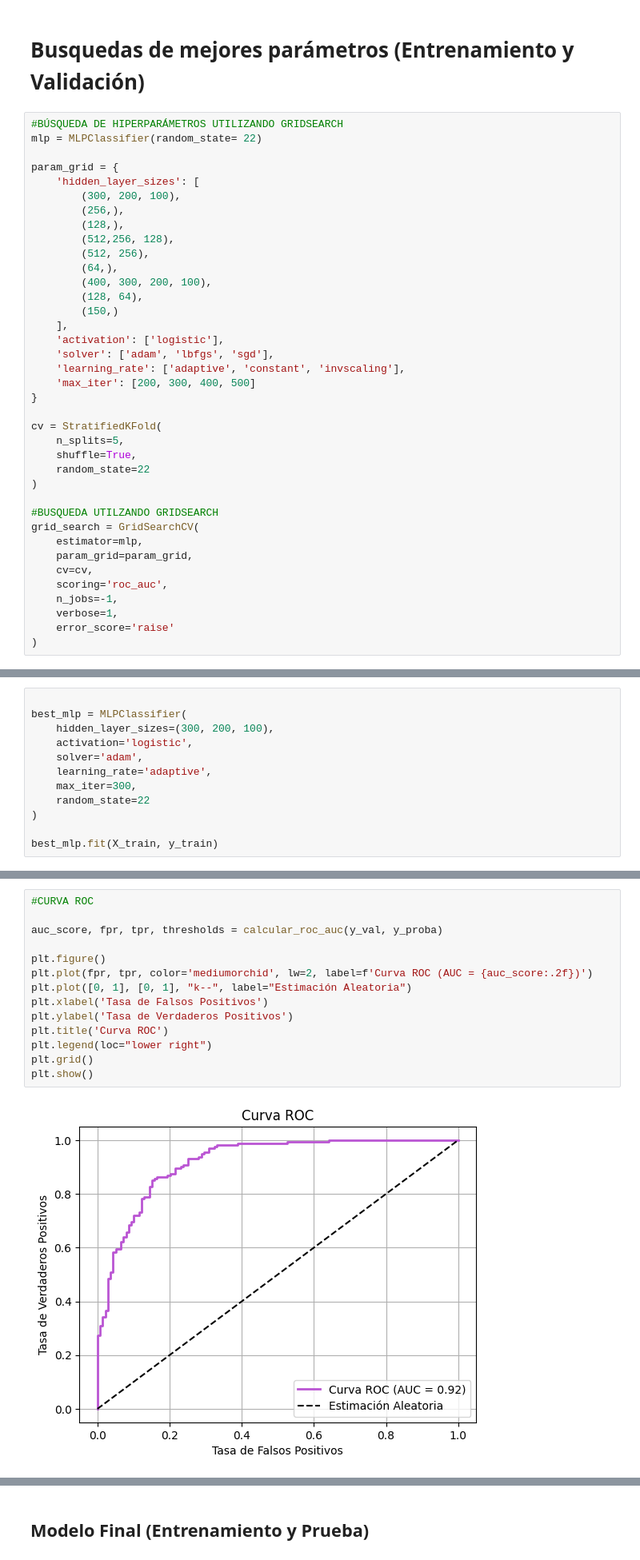
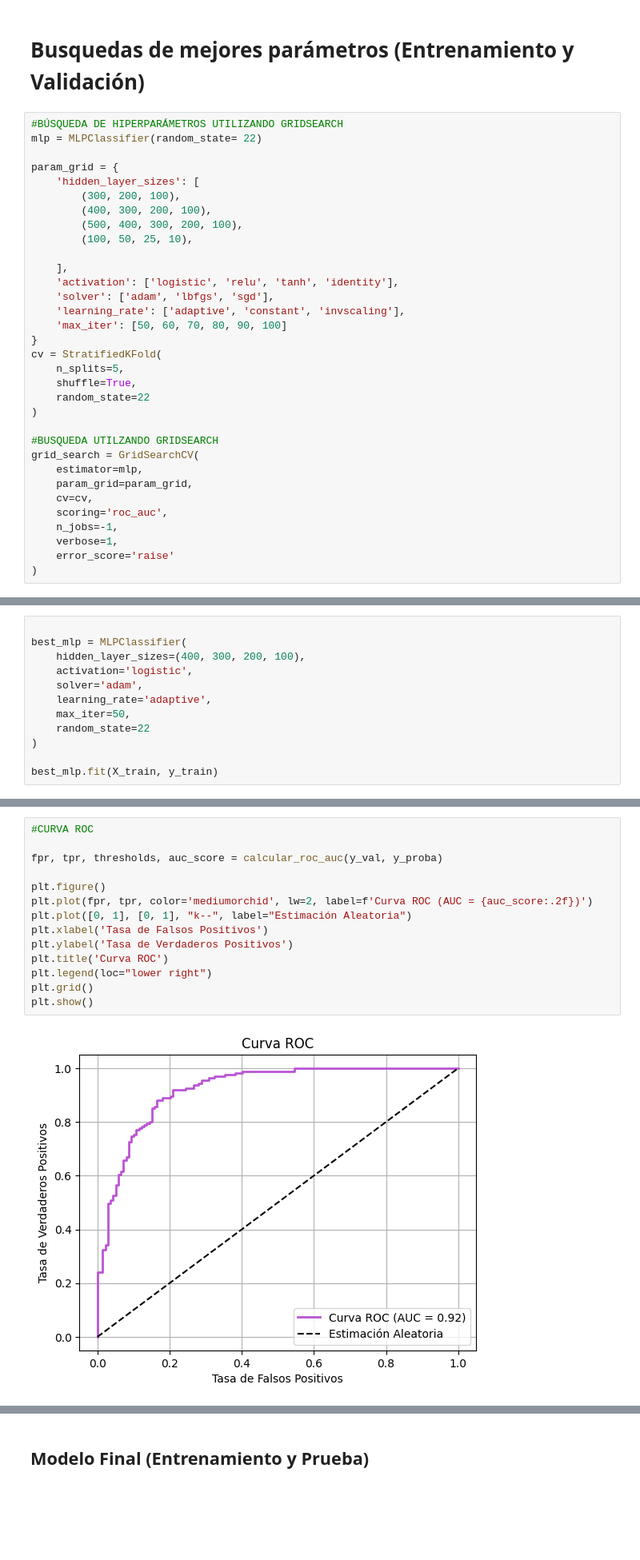
Before and after one commit to LordPobol/UltimoJamon-LosNintendoRepos, a Jupyter notebook: src/modulos/moduloEntrenamientoMLP.ipynb, the cells around one changed output, grey strips where cells are left out. Shown at 80% size. Drawn from its saved outputs; the diff is of its cells as text; blank space fills up the shorter version.

```diff
--- a/src/modulos/moduloEntrenamientoMLP.ipynb
+++ b/src/modulos/moduloEntrenamientoMLP.ipynb
@@ -131,21 +131,16 @@ mlp = MLPClassifier(random_state= 22)
 param_grid = {
     'hidden_layer_sizes': [
         (300, 200, 100),
-        (256,),
-        (128,),
-        (512,256, 128),
-        (512, 256),
-        (64,),
         (400, 300, 200, 100),
-        (128, 64),
-        (150,)
+        (500, 400, 300, 200, 100),
+        (100, 50, 25, 10),
+
     ],
-    'activation': ['logistic'],
+    'activation': ['logistic', 'relu', 'tanh', 'identity'],
     'solver': ['adam', 'lbfgs', 'sgd'],
     'learning_rate': ['adaptive', 'constant', 'invscaling'],
-    'max_iter': [200, 300, 400, 500]
+    'max_iter': [50, 60, 70, 80, 90, 100]
 }
-
 cv = StratifiedKFold(
     n_splits=5,
     shuffle=True,
@@ -186,11 +183,11 @@ grid_search.best_params_
 # %%
 
 best_mlp = MLPClassifier(
-    hidden_layer_sizes=(300, 200, 100),
+    hidden_layer_sizes=(400, 300, 200, 100),
     activation='logistic',
     solver='adam',
     learning_rate='adaptive',
-    max_iter=300,
+    max_iter=50,
     random_state=22
 )
 
@@ -235,19 +232,19 @@ plt.show()
 # %%
 #CURVA ROC
 
-auc_score, fpr, tpr, thresholds = calcular_roc_auc(y_val, y_proba)
+fpr, tpr, thresholds, auc_score = calcular_roc_auc(y_val, y_proba)
 
 plt.figure()
 plt.plot(fpr, tpr, color='mediumorchid', lw=2, label=f'Curva ROC (AUC = {auc_score:.2f})')
 plt.plot([0, 1], [0, 1], "k--", label="Estimación Aleatoria")
 plt.xlabel('Tasa de Falsos Positivos')
 plt.ylabel('Tasa de Verdaderos Positivos')
 plt.title('Curva ROC')
 plt.legend(loc="lower right")
 plt.grid()
 plt.show()
 # %% [output]
-[figure, old version]
+[figure, new version]
 # %%
 TPR, FPR = metricas_tpr_fpr(cm)
 
```
Also changed, not shown: parts of 21 cells of this notebook, 1 other file.
